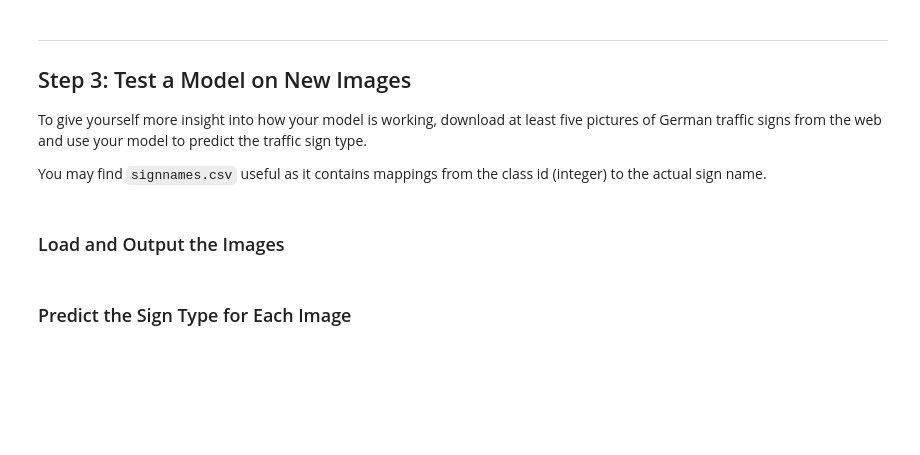
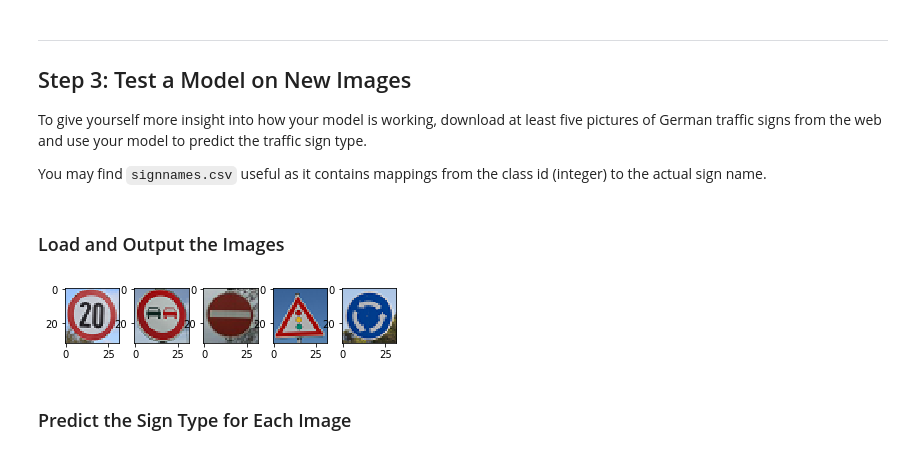
Before and after one commit to rgansch/CarND-Traffic-Sign-Classifier-Project, a Jupyter notebook: Traffic_Sign_Classifier.ipynb, the cells around one changed output. Saved outputs shown, nothing was run; the diff lists cells and outputs as text; code cells hidden in the pictures; blank space fills up the shorter version.

```diff
--- a/Traffic_Sign_Classifier.ipynb
+++ b/Traffic_Sign_Classifier.ipynb
@@ -218,16 +218,16 @@ import numpy as np
 %matplotlib inline
 
 # Plot histograms of label distribution
-fig1 = plt.figure(figsize=(15,3))
+fig_hist_labels = plt.figure(figsize=(15,3))
 plt.hist([y_train, y_valid, y_test], n_classes-1, histtype='bar')
 plt.xlim([0,41])
 
 # Plot all traffic signs
-fig2, axarr = plt.subplots(7, 7, figsize=(16,16))
+fig_signs, axarr_signs = plt.subplots(7, 7, figsize=(16,16))
 plotted_label = [False for i in range(0,n_classes)]
 for img, label in zip(X_train, y_train):
     if plotted_label[label] == False:
-        axarr[int(label / 7)][label % 7].imshow(img)
+        axarr_signs[int(label / 7)][label % 7].imshow(img)
         plotted_label[label] = True
     if all(plotted_label):
         break
@@ -430,8 +429,16 @@ sets imply underfitting. A high accuracy on the training set but low accuracy on
 ### the accuracy on the test set should be calculated and reported as well.
 ### Feel free to use as many code cells as needed.
 from sklearn.utils import shuffle
+import tensorflow as tf
+import matplotlib.pyplot as plt
+
+saver = tf.train.Saver()
+validation_accuracy = []
 
 with tf.Session() as sess:
+    # Load previous session
+    #tf.restore(sess, './lenet')
+
     sess.run(tf.global_variables_initializer())
     num_examples = len(X_train)
 
@@ -444,13 +451,18 @@ with tf.Session() as sess:
             batch_x, batch_y = X_train[offset:end], y_train[offset:end]
             sess.run(training_operation, feed_dict={x: batch_x, y: batch_y})
 
-        validation_accuracy = evaluate(X_validation, y_validation)
+        validation_accuracy.append(evaluate(X_validation, y_validation))
         print("EPOCH {} ...".format(i+1))
-        print("Validation Accuracy = {:.3f}".format(validation_accuracy))
+        print("Validation Accuracy = {:.3f}".format(validation_accuracy[-1]))
         print()
 
     saver.save(sess, './lenet')
     print("Model saved")
+
+plt.plot(validation_accuracy)
+plt.ylabel('validation accuracy')
+plt.xlabels('epoch')
+plt.show()
 # %% [output]
 Training...
 KeyboardInterrupt:
@@ -470,3 +487,21 @@ You may find `signnames.csv` useful as it contains mappings from the class id (i
+# %%
+### Load the images and plot them here.
+import matplotlib.pyplot as plt
+import numpy as np
+
+%matplotlib inline
+
+fig_myimg, axarr_myimg = plt.subplots(1, 5, figsize=(6,1))
+
+my_image_files = [r'./data/traffic_signs/' + str(i) + '.png' for i in range(1,6)]
+my_images = []
+for i, file in enumerate(image_files):
+    my_images.append(np.multiply(plt.imread(file),255).astype(np.uint8))
+    axarr_myimg[i].imshow(my_images[-1])
+
+my_labels = [0, 9, 17, 26, 40]
+# %% [output]
+[figure, added]
 # %% [markdown]
 ### Predict the Sign Type for Each Image
 # %%
```
Also changed, not shown: parts of 7 cells of this notebook.
